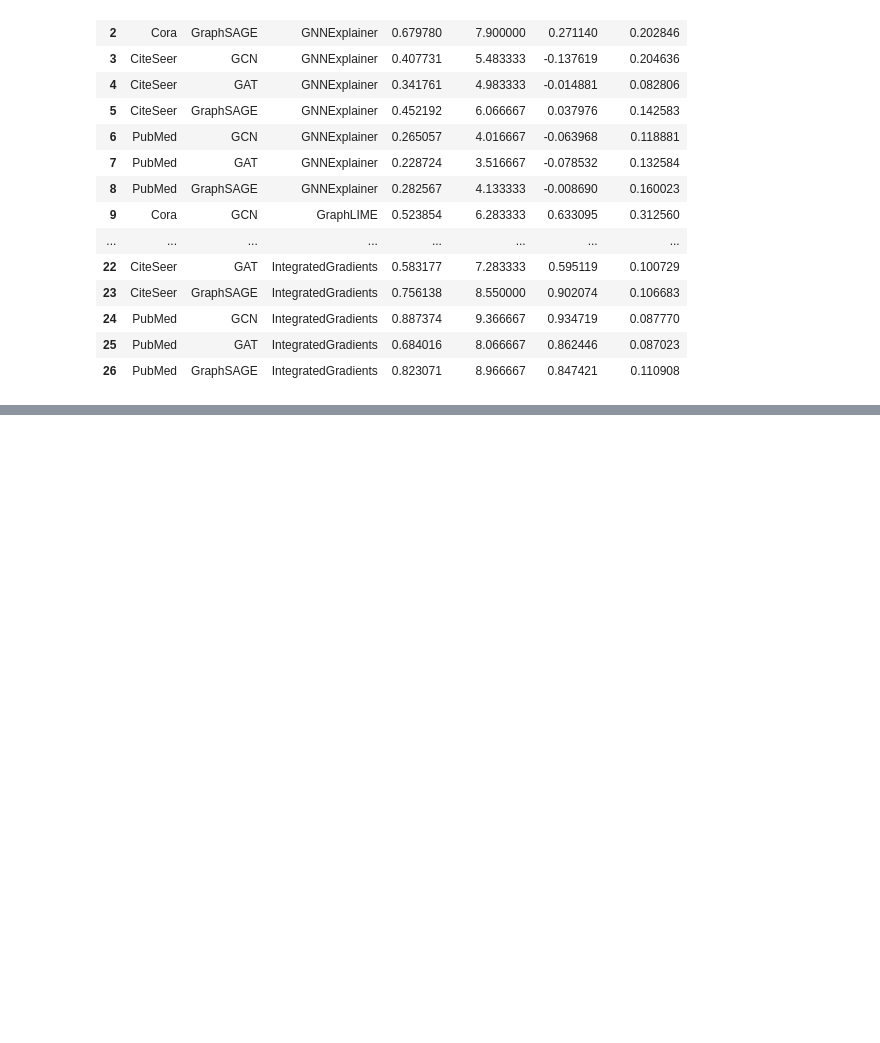
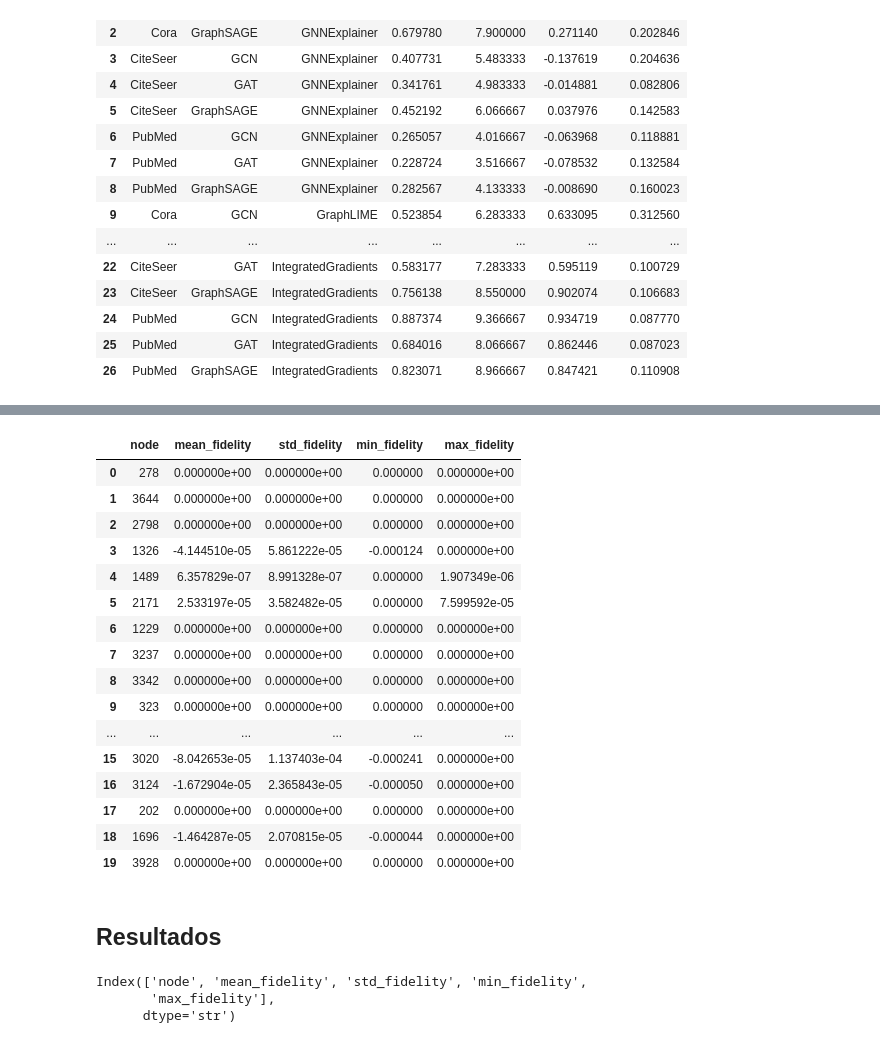
Before and after one commit to J0hnV1ct0r/Tabalho-Final-XAI, a Jupyter notebook: Cenario_Heterogenio_xai.ipynb, the cells around one changed output, grey strips where cells are left out. Saved outputs shown, nothing was run; the diff lists cells and outputs as text; code cells hidden in the pictures; blank space fills up the shorter version.

```diff
--- a/Cenario_Heterogenio_xai.ipynb
+++ b/Cenario_Heterogenio_xai.ipynb
@@ -2266,0 +3230,10 @@ estabilidade_summary_df.to_csv(
+# %%
+han_models = load_han_models(
+
+    TOP_DIR,
+
+    dblp_new,
+
+    device
+
+)
@@ -2266,0 +3266,22 @@ estabilidade_summary_df.to_csv(
+# %%
+fidelity_han_af
+# %% [output]
+|  | node | mean_fidelity | std_fidelity | min_fidelity | max_fidelity |
+| 0 | 278 | 0.000000e+00 | 0.000000e+00 | 0.000000 | 0.000000e+00 |
+| 1 | 3644 | 0.000000e+00 | 0.000000e+00 | 0.000000 | 0.000000e+00 |
+| 2 | 2798 | 0.000000e+00 | 0.000000e+00 | 0.000000 | 0.000000e+00 |
+| 3 | 1326 | -4.144510e-05 | 5.861222e-05 | -0.000124 | 0.000000e+00 |
+| 4 | 1489 | 6.357829e-07 | 8.991328e-07 | 0.000000 | 1.907349e-06 |
+| 5 | 2171 | 2.533197e-05 | 3.582482e-05 | 0.000000 | 7.599592e-05 |
+| 6 | 1229 | 0.000000e+00 | 0.000000e+00 | 0.000000 | 0.000000e+00 |
+| 7 | 3237 | 0.000000e+00 | 0.000000e+00 | 0.000000 | 0.000000e+00 |
+| 8 | 3342 | 0.000000e+00 | 0.000000e+00 | 0.000000 | 0.000000e+00 |
+| 9 | 323 | 0.000000e+00 | 0.000000e+00 | 0.000000 | 0.000000e+00 |
+| ... | ... | ... | ... | ... | ... |
+| 15 | 3020 | -8.042653e-05 | 1.137403e-04 | -0.000241 | 0.000000e+00 |
+| 16 | 3124 | -1.672904e-05 | 2.365843e-05 | -0.000050 | 0.000000e+00 |
+| 17 | 202 | 0.000000e+00 | 0.000000e+00 | 0.000000 | 0.000000e+00 |
+| 18 | 1696 | -1.464287e-05 | 2.070815e-05 | -0.000044 | 0.000000e+00 |
+| 19 | 3928 | 0.000000e+00 | 0.000000e+00 | 0.000000 | 0.000000e+00 |
+# %% [markdown]
+## Resultados
@@ -2266,0 +3324,6 @@ estabilidade_summary_df.to_csv(
+# %%
+fidelity_han_ig.columns
+# %% [output]
+Index(['node', 'mean_fidelity', 'std_fidelity', 'min_fidelity',
+       'max_fidelity'],
+      dtype='str')
```
Also changed, not shown: parts of 55 cells of this notebook, 5 other files.
